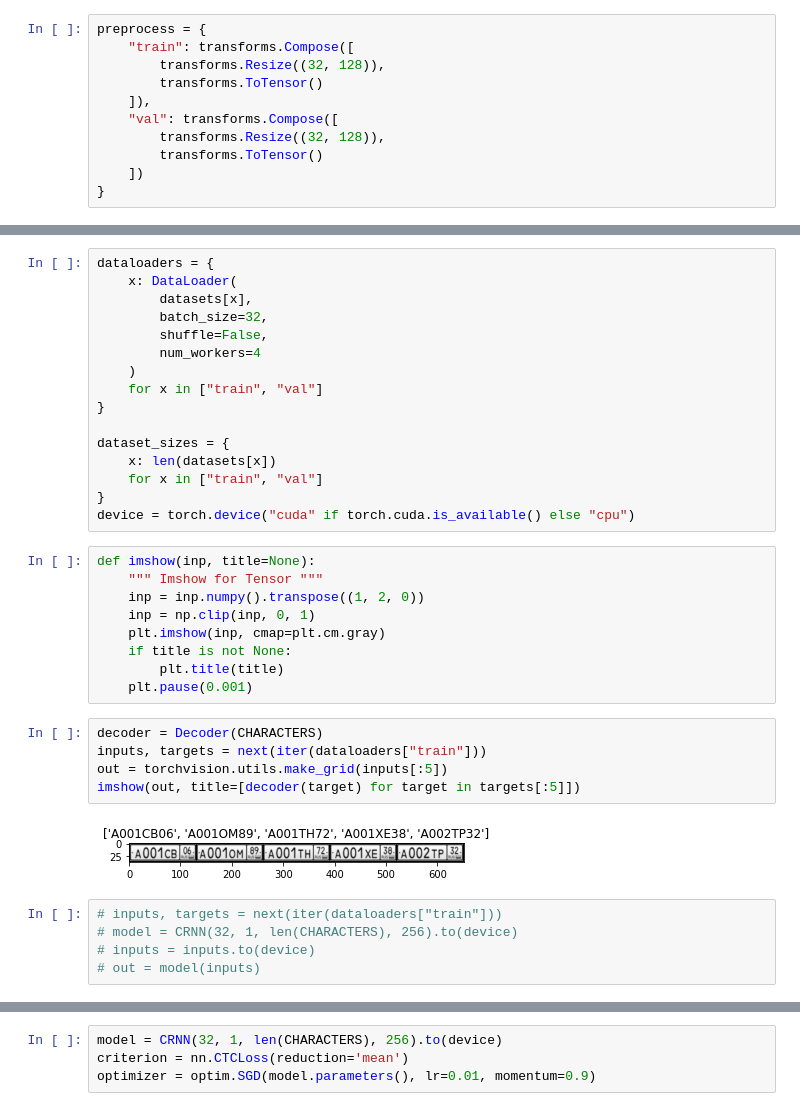
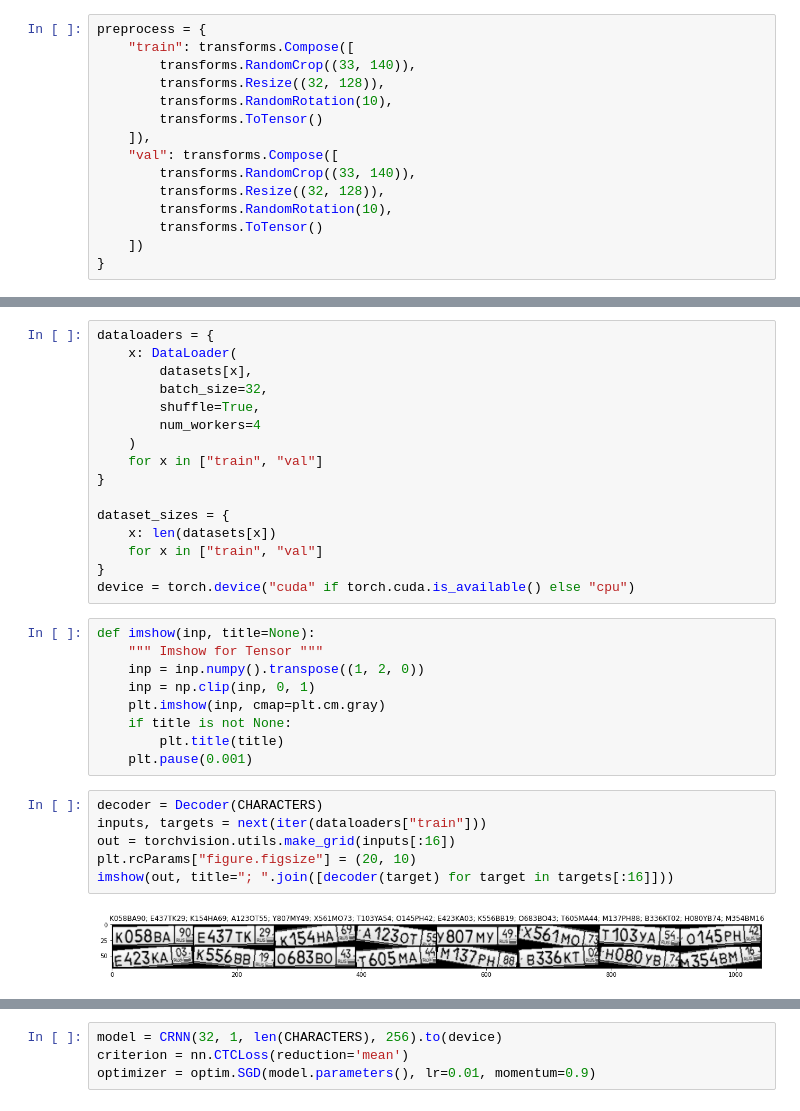
Before and after one commit to alafage/license-plate-extraction, a Jupyter notebook: training.ipynb, the cells around one changed output, grey strips where cells are left out. Drawn from its saved outputs; the diff is of its cells as text.

```diff
--- a/training.ipynb
+++ b/training.ipynb
@@ -28,11 +28,15 @@ CHARACTERS = [
 # %%
 preprocess = {
     "train": transforms.Compose([
+        transforms.RandomCrop((33, 140)),
         transforms.Resize((32, 128)),
+        transforms.RandomRotation(10),
         transforms.ToTensor()
     ]),
     "val": transforms.Compose([
+        transforms.RandomCrop((33, 140)),
         transforms.Resize((32, 128)),
+        transforms.RandomRotation(10),
         transforms.ToTensor()
     ])
 }
@@ -73,7 +81,7 @@ dataloaders = {
     x: DataLoader(
         datasets[x],
         batch_size=32,
-        shuffle=False,
+        shuffle=True,
         num_workers=4
     )
     for x in ["train", "val"]
@@ -96,15 +104,11 @@ def imshow(inp, title=None):
 # %%
 decoder = Decoder(CHARACTERS)
 inputs, targets = next(iter(dataloaders["train"]))
-out = torchvision.utils.make_grid(inputs[:5])
-imshow(out, title=[decoder(target) for target in targets[:5]])
+out = torchvision.utils.make_grid(inputs[:16])
+plt.rcParams["figure.figsize"] = (20, 10)
+imshow(out, title="; ".join([decoder(target) for target in targets[:16]]))
 # %% [output]
-[figure, old version]
+[figure, new version]
-# %%
-# inputs, targets = next(iter(dataloaders["train"]))
-# model = CRNN(32, 1, len(CHARACTERS), 256).to(device)
-# inputs = inputs.to(device)
-# out = model(inputs)
 # %%
 def train_model(model, criterion, optimizer, num_epochs=25):
     since = time.time()
```
Also changed, not shown: parts of 7 cells of this notebook, 8 other files.
